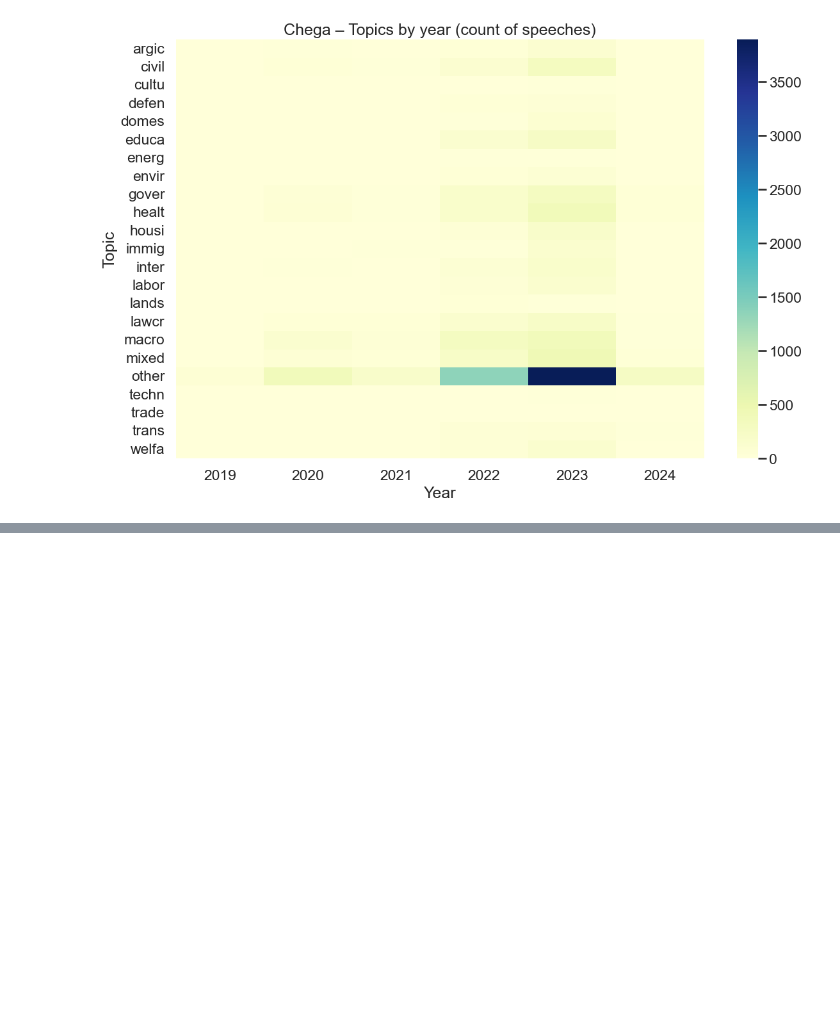
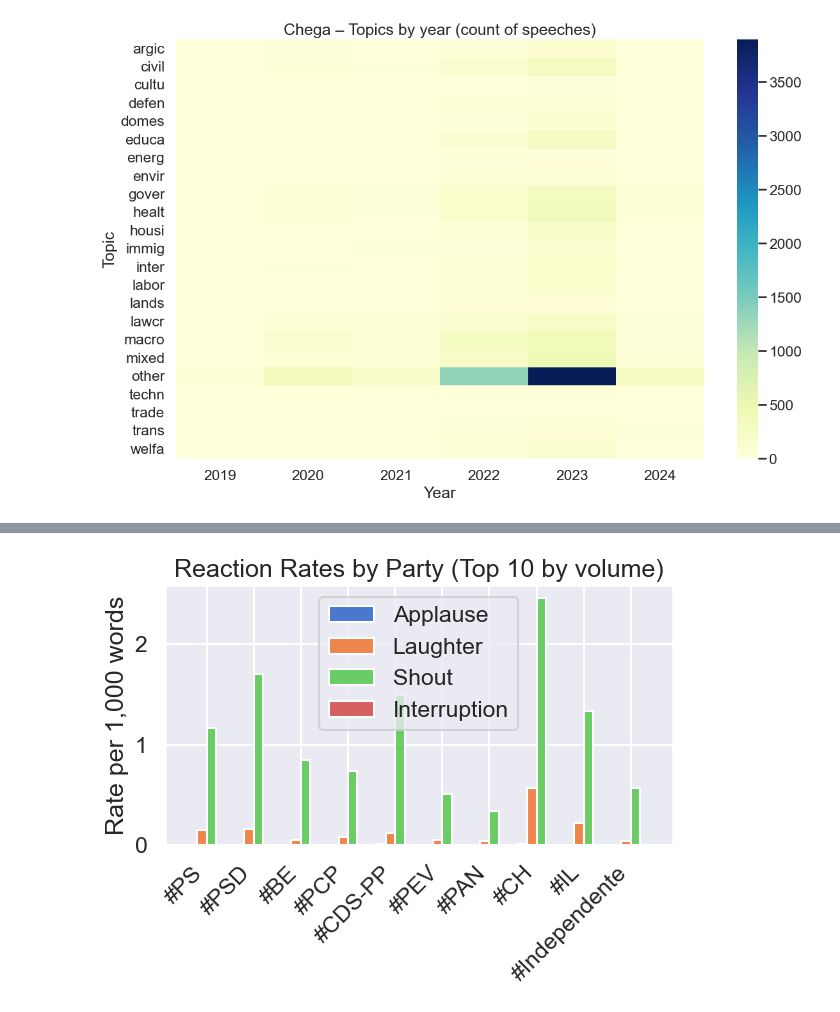
Before and after one commit to elisaonder/master-thesis, a Jupyter notebook: first_approach.ipynb, the cells around one changed output, grey strips where cells are left out. Cells and saved outputs as stored; diff of their text form; code cells hidden in the pictures; blank space fills up the shorter version.

```diff
--- a/first_approach.ipynb
+++ b/first_approach.ipynb
@@ -573,0 +734,25 @@ trans     172
+# %%
+# 2) Party comparison (rates per 1,000 words)
+agg_party = (df_enriched
+             .groupby("party_name")[["applause_count","laughter_count","shout_count","interruption_count","word_count"]]
+             .sum()
+             .sort_values("word_count", ascending=False))
+
+party_rates = agg_party[["applause_count","laughter_count","shout_count","interruption_count"]].div(
+    agg_party["word_count"].replace(0, np.nan), axis=0
+) * 1000
+
+# Bar chart for each reaction type (top 10 parties by words)
+top_parties = agg_party.head(10).index
+subset = party_rates.loc[top_parties]
+
+plt.figure()
+width = 0.2
+x = np.arange(len(subset.index))
+for i, col in enumerate(["applause_count","laughter_count","shout_count","interruption_count"]):
+    plt.bar(x + i*width, subset[col], width, label=col.replace("_count","").title())
+plt.xticks(x + 1.5*width, subset.index, rotation=45, ha="right")
+plt.ylabel("Rate per 1,000 words"); plt.title("Reaction Rates by Party (Top 10 by volume)")
+plt.legend(); plt.tight_layout(); plt.show()
+# %% [output]
+[figure, added]
```
Also changed, not shown: parts of 7 cells of this notebook.
